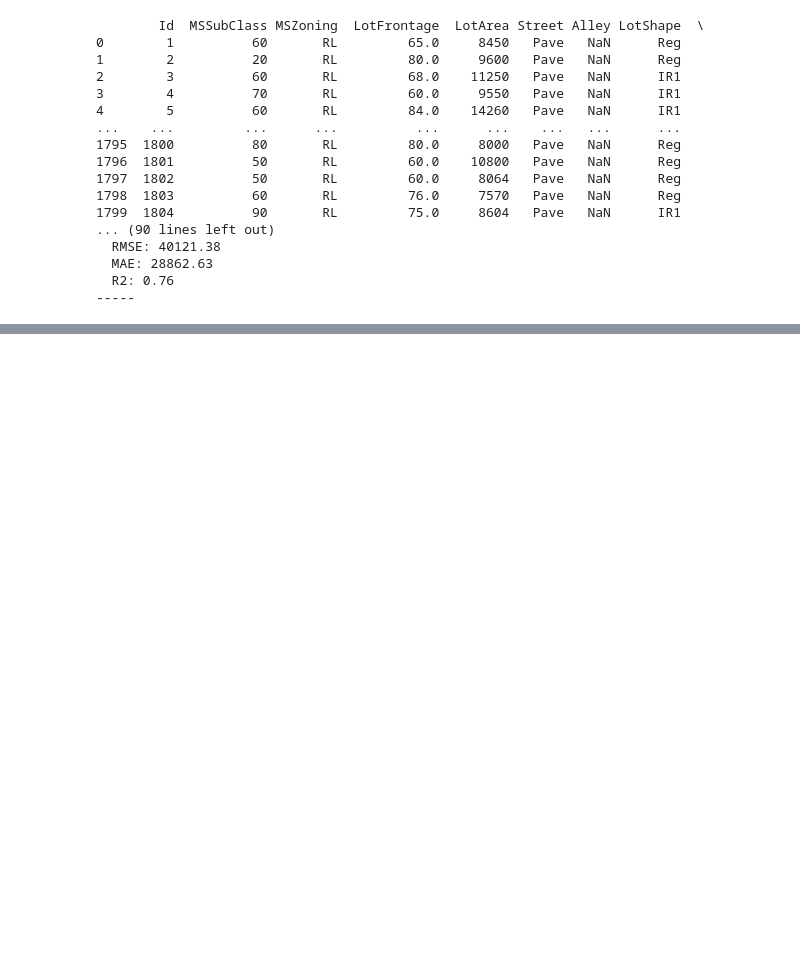
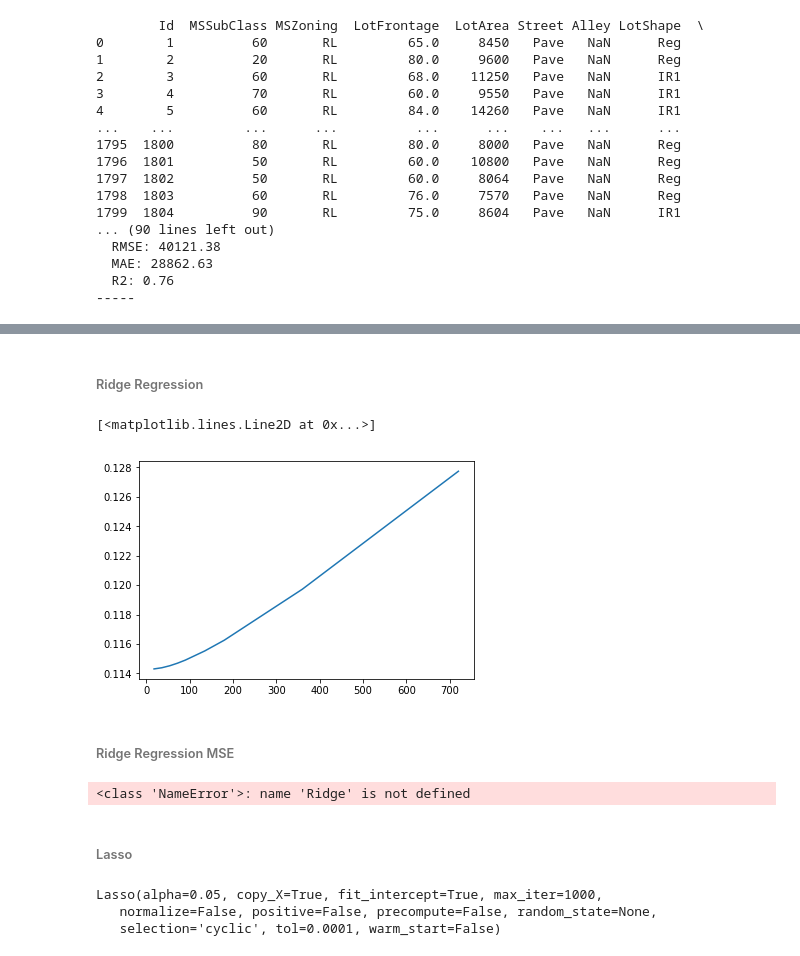
Before and after one commit to kanishsharma/rsm338, a Jupyter notebook: Project 1 - Iowa House Price/Python_regression_results.ipynb, the cells around one changed output, grey strips where cells are left out. Saved outputs shown, nothing was run; the diff lists cells and outputs as text; code cells hidden in the pictures; blank space fills up the shorter version.

```diff
--- a/Project 1 - Iowa House Price/Python_regression_results.ipynb
+++ b/Project 1 - Iowa House Price/Python_regression_results.ipynb
@@ -295,0 +379,2 @@ for key, value in evaluation_results.items():
+# %% [markdown]
+###### Ridge Regression
@@ -295,0 +384,64 @@ for key, value in evaluation_results.items():
+# %%
+# Define alpha values for Ridge Regression
+alphas = [0.01 * 1800, 0.02 * 1800, 0.03 * 1800, 0.04 * 1800, 0.05 * 1800, 0.075 * 1800, 0.1 * 1800, 0.2 * 1800, 0.4 * 1800]
+
+# Initialize a list to store MSE values
+ridge_mses = []
+
+# Iterate over each alpha value
+for alpha in alphas:
+    # Create a Ridge Regression model with the current alpha
+    ridge = Ridge(alpha=alpha)
+
+    # Fit the Ridge Regression model on the training set
+    ridge.fit(shuffled_train_x, shuffled_train_y)
+
+    # Make predictions on the validation set
+    val_predictions = ridge.predict(shuffled_val_x)
+
+    # Calculate MSE for the validation set
+    val_mse = mse(shuffled_val_y, val_predictions)
+
+    # Append MSE to the list
+    ridge_mses.append(val_mse)
+
+    # Print MSE for the current alpha
+    print("MSE for alpha =", alpha, ":", val_mse)
+# %%
+plt.plot(alphas, mses)
+# %% [output]
+[<matplotlib.lines.Line2D at 0x...>]
+[figure, added]
+# %% [markdown]
+###### Ridge Regression MSE
+# %%
+# Define Ridge Regression model
+ridge = Ridge(alpha=1.0)  # Specify the alpha here
+
+# Fit the Ridge Regression model on the training set
+ridge.fit(x_shuffled_train_x, y_shuffled_train_x)
+
+# Predictions on the training set
+ridge_train_predictions = ridge.predict(x_shuffled_train_x)
+
+# Calculate MSE for the training set
+ridge_train_mse = mse(y_shuffled_train_x, ridge_train_predictions)
+print("MSE for Ridge training set:", ridge_train_mse)
+
+# Predictions on the validation set
+ridge_val_predictions = ridge.predict(x_shuffled_val_x)
+
+# Calculate MSE for the validation set
+ridge_val_mse = mse(y_shuffled_val_x, ridge_val_predictions)
+print("MSE for Ridge validation set:", ridge_val_mse)
+
+# Predictions on the test set
+ridge_test_predictions = ridge.predict(x_shuffled_test_x)
+
+# Calculate MSE for the test set
+ridge_test_mse = mse(y_shuffled_test_x, ridge_test_predictions)
+print("MSE for Ridge test set:", ridge_test_mse)
+# %% [output]
+<class 'NameError'>: name 'Ridge' is not defined
+# %% [markdown]
+###### Lasso
@@ -295,0 +451,8 @@ for key, value in evaluation_results.items():
+# %%
+# Here we produce results for alpha=0.05 which corresponds to lambda=0.1 in Hull's book
+lasso = Lasso(alpha=0.05)
+lasso.fit(X_train, y_train)
+# %% [output]
+Lasso(alpha=0.05, copy_X=True, fit_intercept=True, max_iter=1000,
+   normalize=False, positive=False, precompute=False, random_state=None,
+   selection='cyclic', tol=0.0001, warm_start=False)
```
Also changed, not shown: parts of 17 cells of this notebook.
